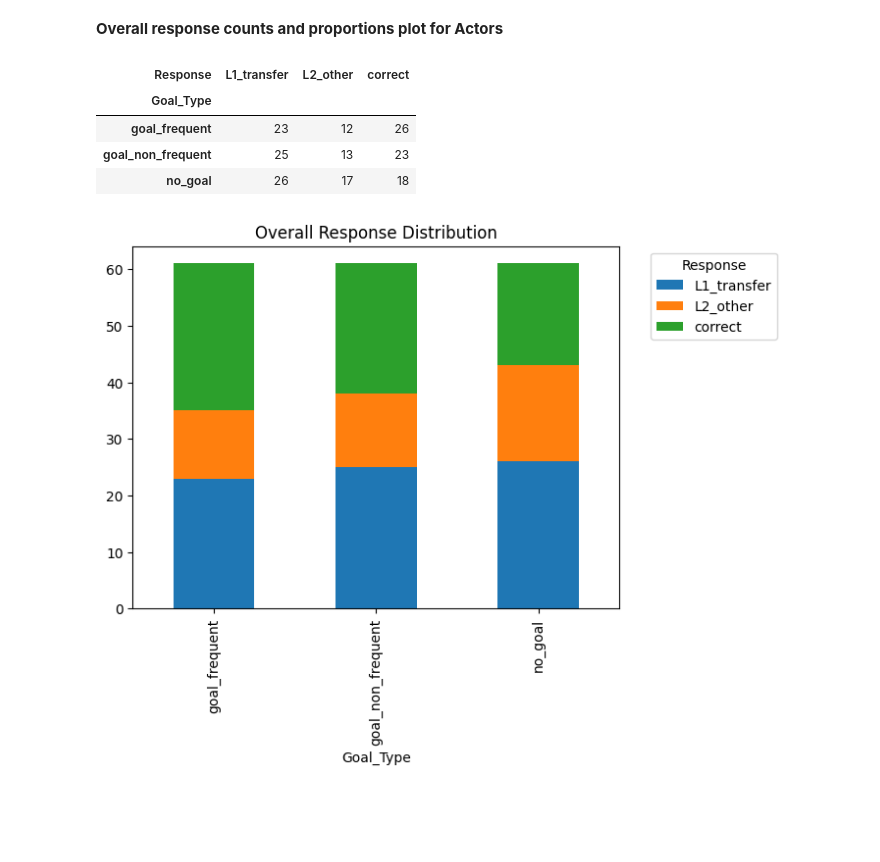
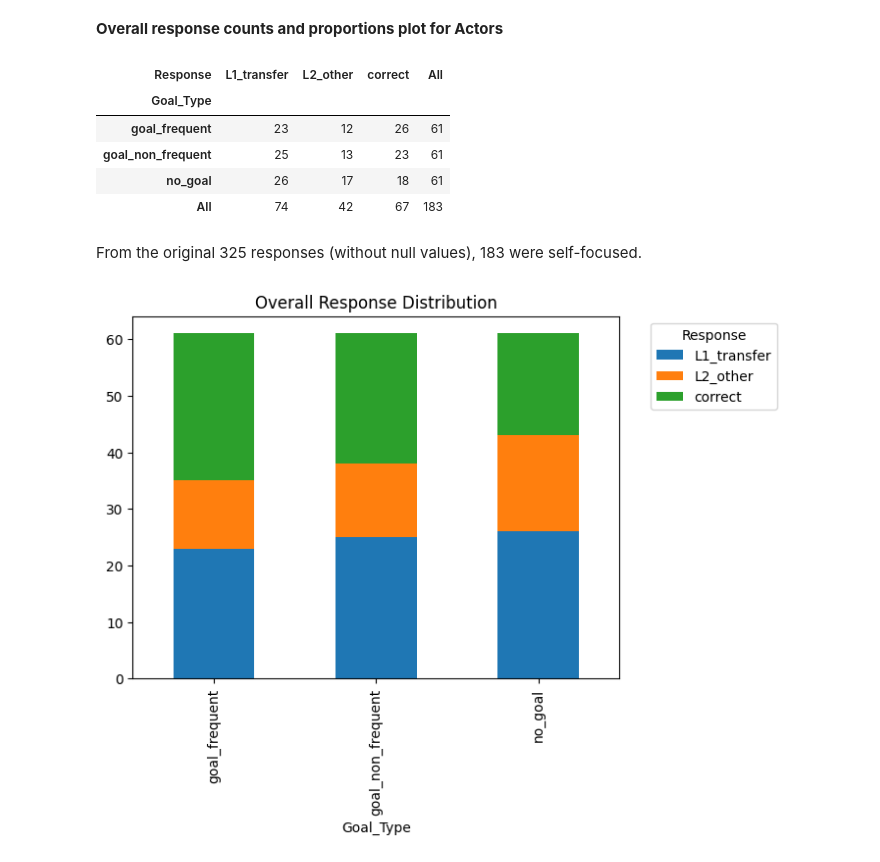
Before and after one commit to RoSoMu/counterfactual-desiderative-processing, a Jupyter notebook: notebooks/eda/04_visual_exploration_self_focus.ipynb, the cells around one changed output. Cells and saved outputs as stored; diff of their text form; code cells hidden in the pictures; blank space fills up the shorter version.

```diff
--- a/notebooks/eda/04_visual_exploration_self_focus.ipynb
+++ b/notebooks/eda/04_visual_exploration_self_focus.ipynb
@@ -51,14 +54,18 @@ Transfer keeps dominating the response landscape; however, compared to the overa
 # %%
 pd.crosstab(
     responses_focus["Goal_Type"],
-    responses_focus["Response"]
+    responses_focus["Response"],
+    margins= True
 )
 # %% [output]
-| Response | L1_transfer | L2_other | correct |
-| Goal_Type |  |  |  |
-| goal_frequent | 23 | 12 | 26 |
-| goal_non_frequent | 25 | 13 | 23 |
-| no_goal | 26 | 17 | 18 |
+| Response | L1_transfer | L2_other | correct | All |
+| Goal_Type |  |  |  |  |
+| goal_frequent | 23 | 12 | 26 | 61 |
+| goal_non_frequent | 25 | 13 | 23 | 61 |
+| no_goal | 26 | 17 | 18 | 61 |
+| All | 74 | 42 | 67 | 183 |
+# %% [markdown]
+From the original 325 responses (without null values), 183 were self-focused.
 # %%
 pd.crosstab(
     responses_focus["Goal_Type"],
```
Also changed, not shown: parts of 10 cells of this notebook.
